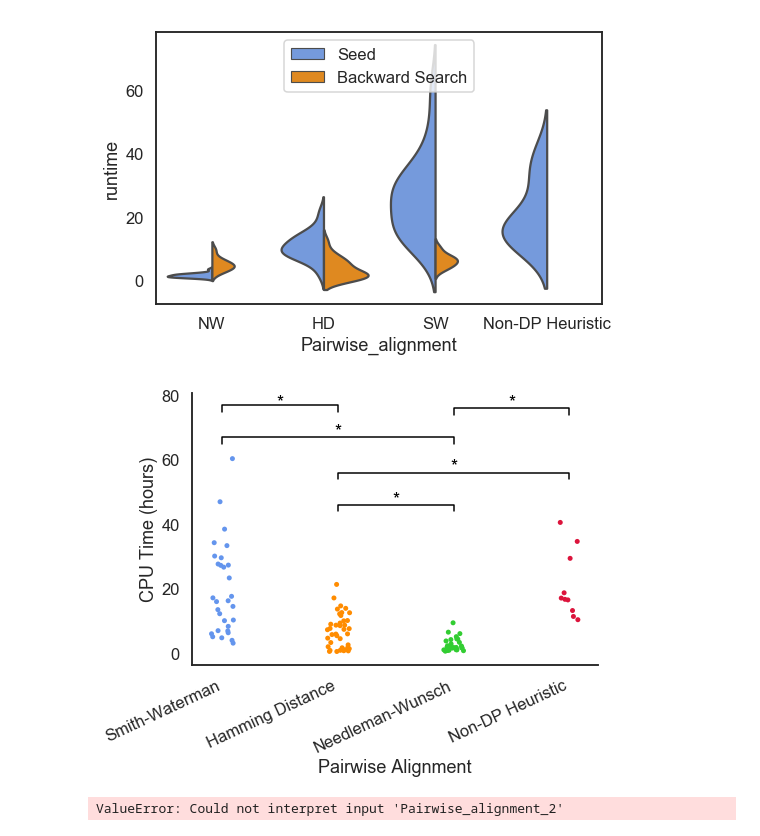
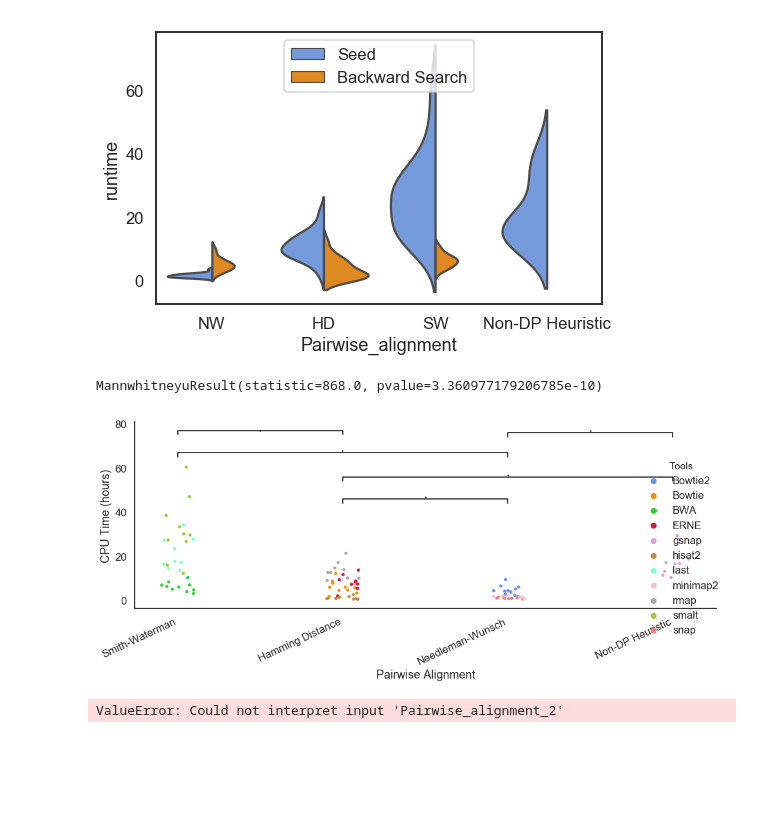
Before and after one commit to Mangul-Lab-USC/technology.dictates.algorithms, a Jupyter notebook: notebooks/runtime_figures.ipynb, the cells around one changed output. Saved outputs shown, nothing was run; the diff lists cells and outputs as text; code cells hidden in the pictures; blank space fills up the shorter version.

```diff
--- a/notebooks/runtime_figures.ipynb
+++ b/notebooks/runtime_figures.ipynb
@@ -214,36 +213,37 @@ mwu2 = scp.stats.mannwhitneyu(rtyear_new.loc[rtyear_new['Pairwise_alignment'] ==
                              alternative = 'less')
 mwu3 = scp.stats.mannwhitneyu(rtyear_new.loc[rtyear_new['Pairwise_alignment'] == 'NW'].loc[:,'runtime'],
                               rtyear_new.loc[rtyear_new['Pairwise_alignment'] == 'Non-DP Heuristic'].loc[:,'runtime'],
                              alternative = 'less')
 mwu4 = scp.stats.mannwhitneyu(rtyear_new.loc[rtyear_new['Pairwise_alignment'] == 'SW'].loc[:,'runtime'],
                               rtyear_new.loc[rtyear_new['Pairwise_alignment'] == 'NW'].loc[:,'runtime'],
                              alternative = 'greater')
 mwu5 = scp.stats.mannwhitneyu(rtyear_new.loc[rtyear_new['Pairwise_alignment'] == 'HD'].loc[:,'runtime'],
                               rtyear_new.loc[rtyear_new['Pairwise_alignment'] == 'NW'].loc[:,'runtime'],
                              alternative = 'two-sided')
-#print(mwu5)
+print(mwu4)
 ax = sns.catplot(data = rtyear_new, x = 'Pairwise_alignment', y = 'runtime',
-                 order=['SW','HD','NW','Non-DP Heuristic'], palette=clrs, height=6, aspect=1.25)
+                 order=['SW','HD','NW','Non-DP Heuristic'], palette=clrs, height=6, aspect=2,hue='Tools')
 ax.set(xlabel = 'Pairwise Alignment', ylabel = 'CPU Time (hours)')
 #plt.legend(title='Global Positioning', loc='center left', bbox_to_anchor=(1, .5))
 ax.set_xticklabels(rotation=25, ha="right", labels=['Smith-Waterman','Hamming Distance','Needleman-Wunsch','Non-DP Heuristic'])
 plt.plot([0,0,1,1], [75,77,77,75], lw = 1.5, c = 'k')
 plt.text(.5, 75, '*', ha = 'center', va = 'bottom', color = 'k')
 plt.plot([1,1,3,3], [54,56,56,54], lw = 1.5, c = 'k')
 plt.text(2, 55, '*', ha = 'center', va = 'bottom', color = 'k')
 plt.plot([2,2,3,3], [74,76,76,74], lw = 1.5, c = 'k')
 plt.text(2.5, 75, '*', ha = 'center', va = 'bottom', color = 'k')
 plt.plot([0,0,2,2], [65,67,67,65], lw = 1.5, c = 'k')
 plt.text(1, 66, '*', ha = 'center', va = 'bottom', color = 'k')
 plt.plot([1,1,2,2], [44,46,46,44], lw = 1.5, c = 'k')
 plt.text(1.5, 45, '*', ha = 'center', va = 'bottom', color = 'k')
 plt.tight_layout()
 #plt.show()
 
 plt.savefig('../figures/Runtime_by_Local.png')
 plt.savefig('../figures/Runtime_by_Local.pdf')
 # %% [output]
+MannwhitneyuResult(statistic=868.0, pvalue=3.360977179206785e-10)
-[figure, old version]
+[figure, new version]
 # %%
 ax = sns.catplot(data = rtyear_summ, x = 'Pairwise_alignment_2', y = 'average_runtime', hue = 'Global_Positioning',
                 hue_order=['Seed','Backward Search'],
```
Also changed, not shown: parts of 26 cells of this notebook, 51 other files.
